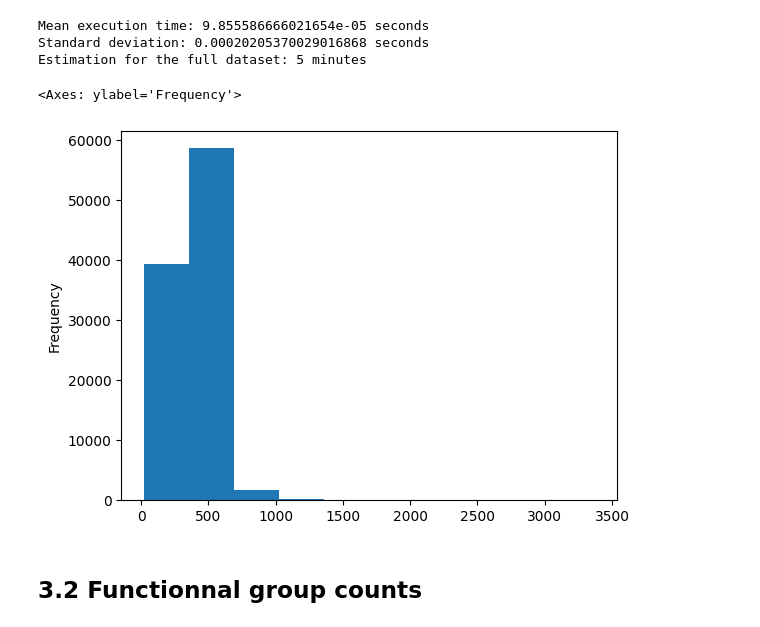
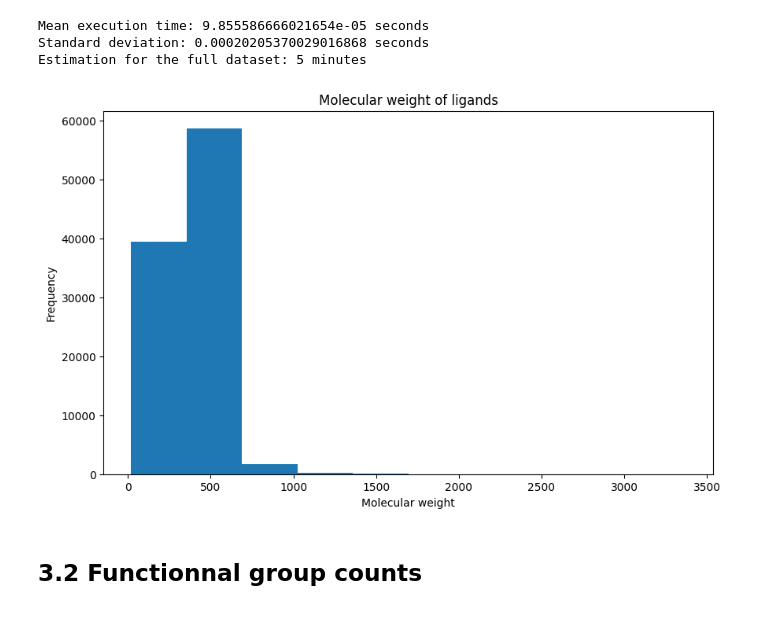
Before and after one commit to epfl-ada/ada-2024-project-laambada, a Jupyter notebook: ligands_chemical_characterisation.ipynb, the cells around one changed output. Drawn from its saved outputs; the diff is of its cells as text; code cells hidden in the pictures.

```diff
--- a/ligands_chemical_characterisation.ipynb
+++ b/ligands_chemical_characterisation.ipynb
@@ -144,12 +144,18 @@ Mean execution time: 9.855586666021654e-05 seconds
 Standard deviation: 0.00020205370029016868 seconds
 Estimation for the full dataset: 5 minutes
 # %%
+import matplotlib.pyplot as plt
 import pandas as pd
 molecular_weights = pd.Series(molecular_weights)
+
+plt.figure(figsize=(10, 6))
 molecular_weights.plot(kind = 'hist')
+plt.xlabel('Molecular weight')
+plt.ylabel('Frequency')
+plt.title('Molecular weight of ligands')
+plt.show()
 # %% [output]
-<Axes: ylabel='Frequency'>
-[figure, old version]
+[figure, new version]
 # %% [markdown]
 ## 3.2 Functionnal group counts
 # %%
```
Also changed, not shown: parts of 3 cells of this notebook.
